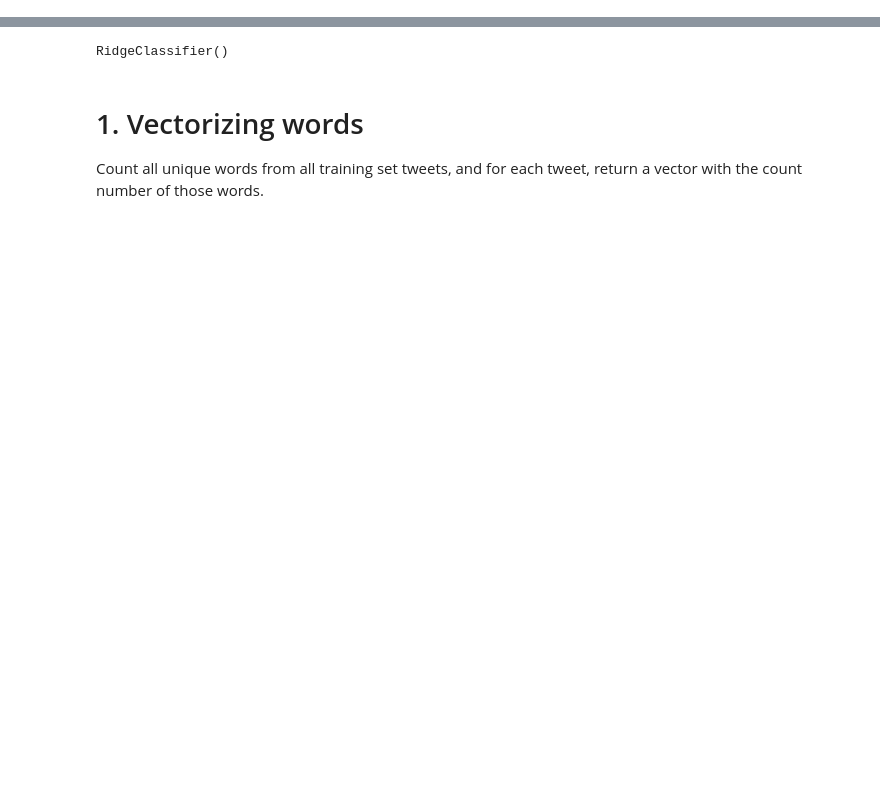
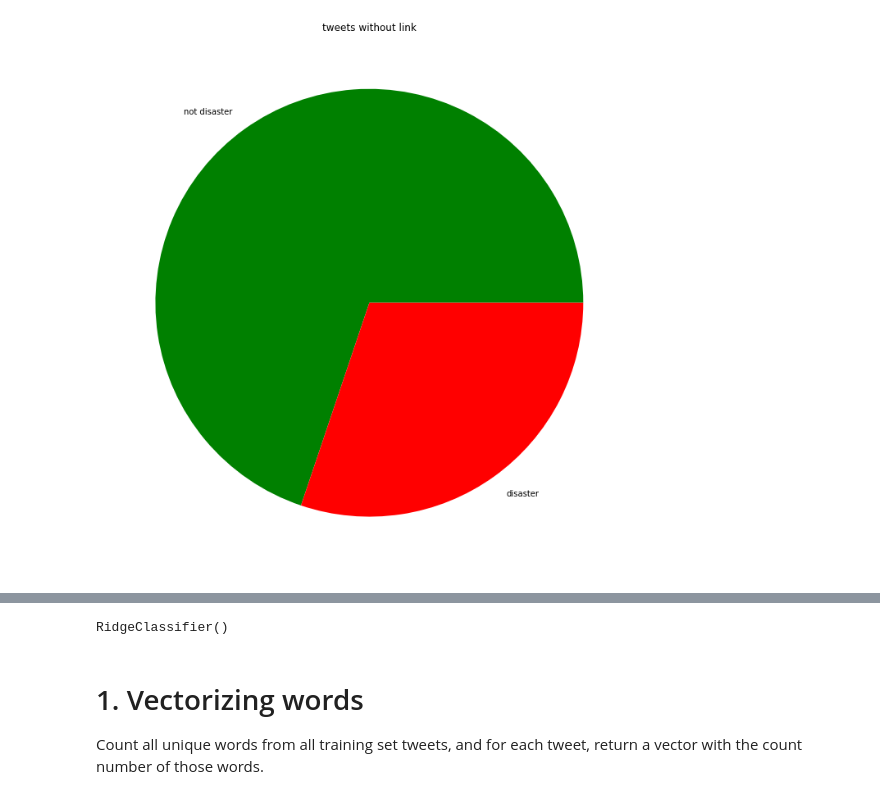
Before and after one commit to jselic/strojno-ucenje, a Jupyter notebook: DEMO.ipynb, the cells around one changed output, grey strips where cells are left out. Cells and saved outputs as stored; diff of their text form; code cells hidden in the pictures; blank space fills up the shorter version.

```diff
--- a/DEMO.ipynb
+++ b/DEMO.ipynb
@@ -34,0 +72,7 @@ Simple feature which shows average length of words and number of words in a twee
+# %%
+plt.figure(figsize=(20,12))
+plt.title("tweets without link")
+plt.pie(list(train_df[train_df.has_link == 0]["target"].value_counts()), labels = ["not disaster","disaster"],colors=["green","red"])
+plt.savefig("pie1.png",bbox_inches='tight')
+# %% [output]
+[figure, added]
```
Also changed, not shown: parts of 94 cells of this notebook.
